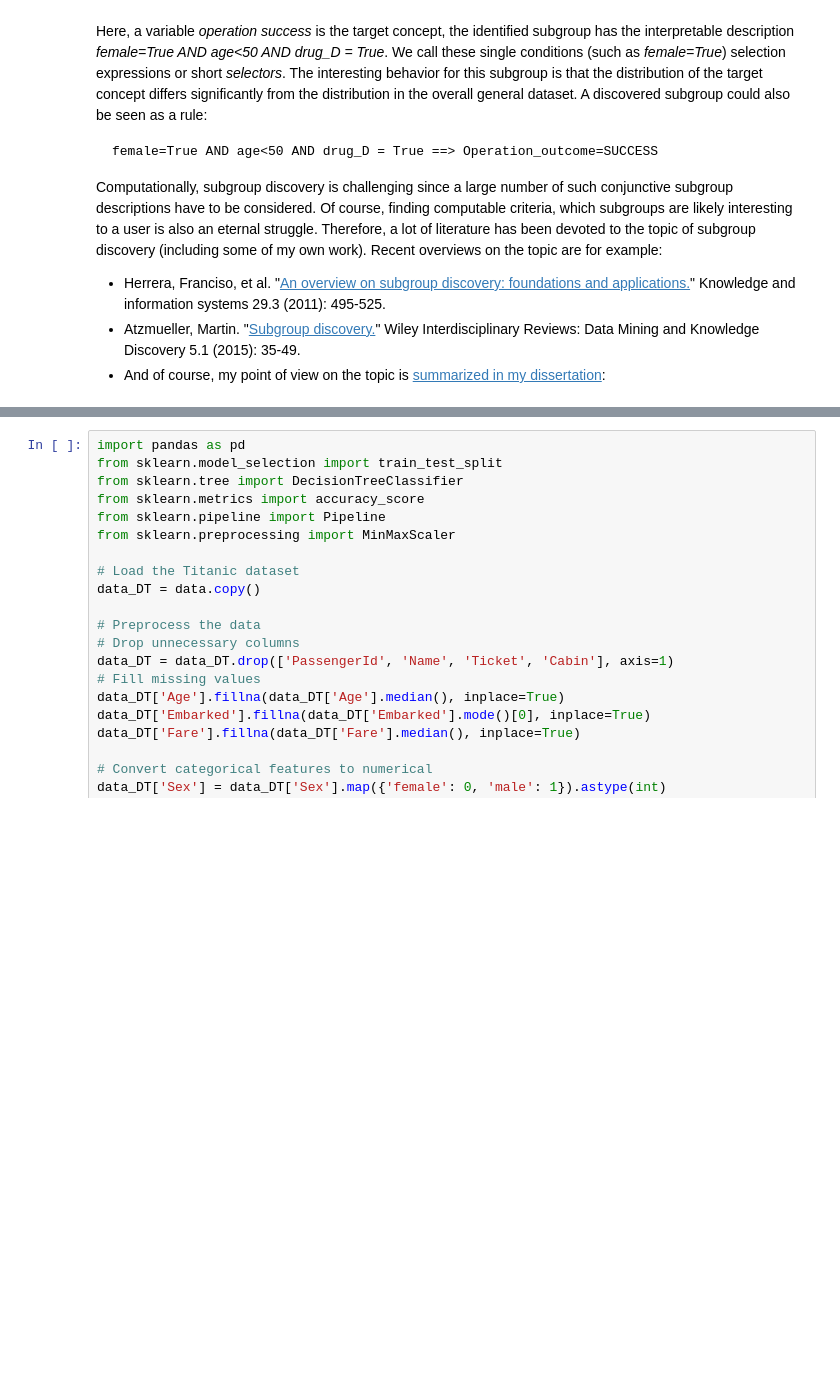
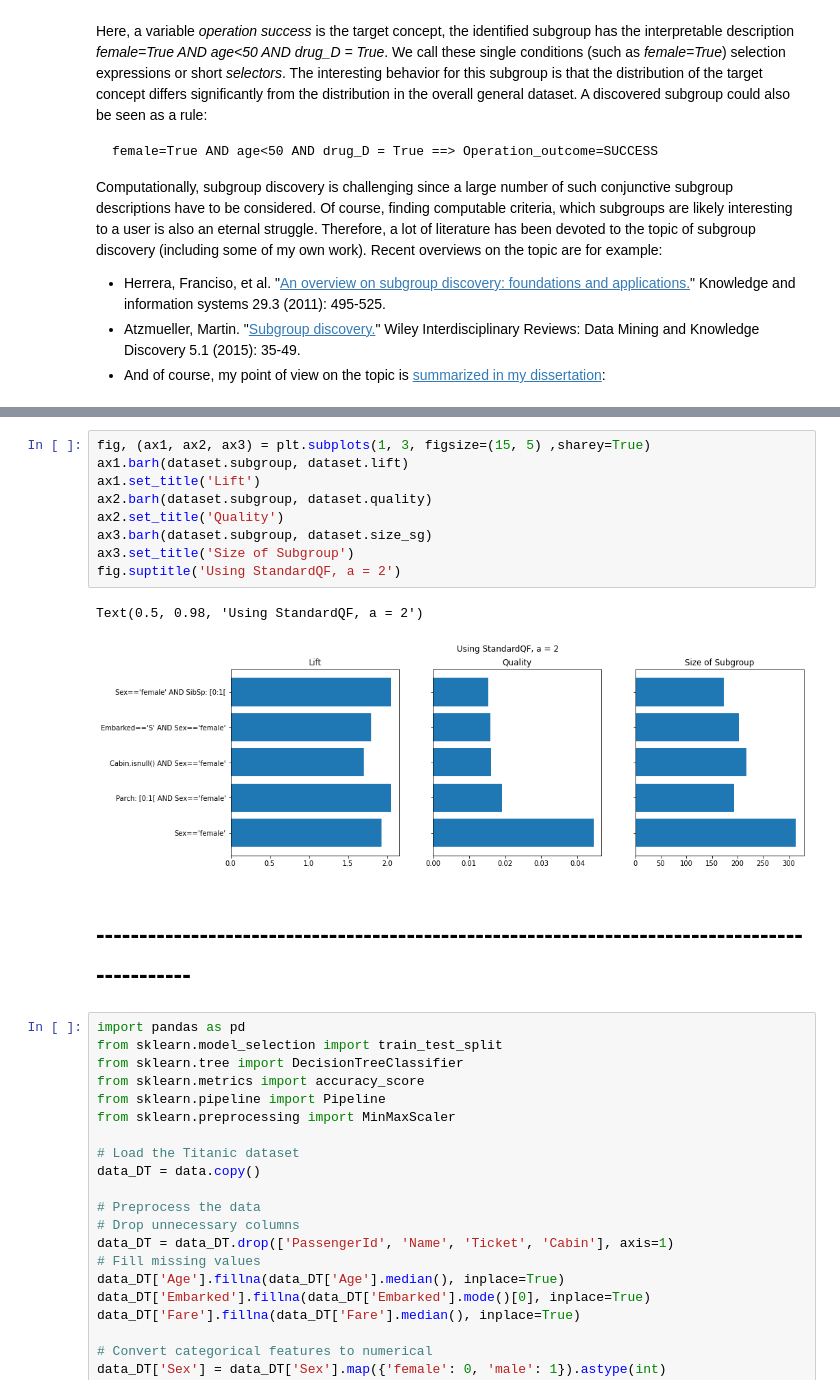
Before and after one commit to Harshal4598/Optimizing-Mixed-Effect-Models-for-Improved-Performance-and-Interpretability, a Jupyter notebook: notebooks/PySubgroup_Experiment.ipynb, the cells around one changed output, grey strips where cells are left out. Saved outputs shown, nothing was run; the diff lists cells and outputs as text; blank space fills up the shorter version.

```diff
--- a/notebooks/PySubgroup_Experiment.ipynb
+++ b/notebooks/PySubgroup_Experiment.ipynb
@@ -64,3 +119,17 @@ result = ps.BeamSearch().execute(task)
+# %%
+fig, (ax1, ax2, ax3) = plt.subplots(1, 3, figsize=(15, 5) ,sharey=True)
+ax1.barh(dataset.subgroup, dataset.lift)
+ax1.set_title('Lift')
+ax2.barh(dataset.subgroup, dataset.quality)
+ax2.set_title('Quality')
+ax3.barh(dataset.subgroup, dataset.size_sg)
+ax3.set_title('Size of Subgroup')
+fig.suptitle('Using StandardQF, a = 2')
+# %% [output]
+Text(0.5, 0.98, 'Using StandardQF, a = 2')
+[figure, added]
+# %% [markdown]
+# ---------------------------------------------------------------------------------------------
 # %%
 import pandas as pd
 from sklearn.model_selection import train_test_split
```
Also changed, not shown: parts of 11 cells of this notebook.
